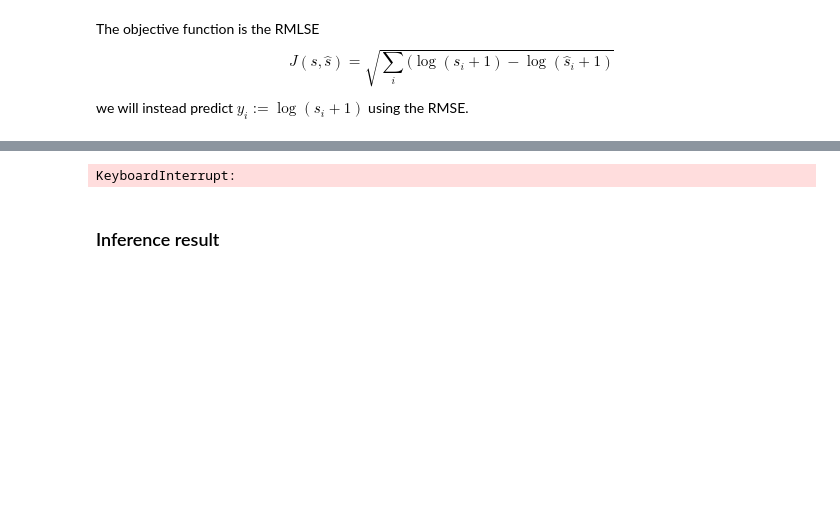
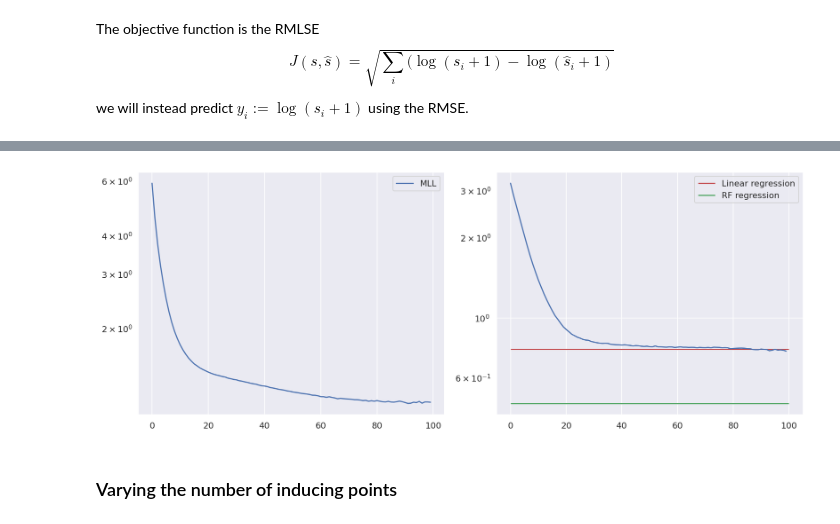
Before and after one commit to sadok95jee/MVABML, a Jupyter notebook: taxi.ipynb, the cells around one changed output, grey strips where cells are left out. Cells and saved outputs as stored; diff of their text form; code cells hidden in the pictures; blank space fills up the shorter version.

```diff
--- a/taxi.ipynb
+++ b/taxi.ipynb
@@ -94,16 +139,26 @@ marg_hood = mlls.ExactMarginalLogLikelihood(l_hood, model)
 # %%
-def train(model, likelihood, marg_likelihood, optimizer: optim.Optimizer):
+def train(model, likelihood: likelihoods.Likelihood, marg_likelihood, optimizer: optim.Optimizer,
+          X_train, y_train, X_val, y_val):
     model.train()
+    likelihood.train()
+
     optimizer.zero_grad()
-    output = model(X_train)
+    X_train = X_train.to(device)
+    y_train = y_train.to(device)
+
+    with gpytorch.settings.max_cg_iterations(200):
+        output = model(X_train)
     loss = -marg_likelihood(output, y_train)
     loss.backward()
     optimizer.step()
 
     with torch.no_grad():
         model.eval()
-        y_val_preddist = likelihood(model(X_val))  # predictive distribution of yval | Xtrain,ytrain
+        X_val = X_val.to(device)
+        y_val = y_val.to(device)
+        with gpytorch.settings.max_preconditioner_size(10), gpytorch.settings.fast_pred_var():
+            y_val_preddist = likelihood(model(X_val))  # predictive distribution of yval | Xtrain,ytrain
         val_loss = F.mse_loss(y_val_preddist.mean, y_val) ** 0.5
+    loss = loss.cpu()
+    val_loss = val_loss.cpu()
     return loss.item(), val_loss.item()
-# %%
-optimizer = optim.Adam(model.parameters())
@@ -113,15 +165,14 @@ optimizer = optim.Adam(model.parameters())
 # %%
-num_epochs = 500
+num_epochs = 100
 
 eprange = tqdm.notebook.trange(num_epochs)
 all_losses = []  # marg losses
 all_val_losses = []  # all val RMSE
 for epoch in eprange:
-    loss_, val_loss_ = train(model, l_hood, marg_hood, optimizer)
+    loss_, val_loss_ = train(model, l_hood, marg_hood, optimizer,
+                             X_train, y_train, X_val, y_val)
     all_losses.append(loss_)
     all_val_losses.append(val_loss_)
-    eprange.set_postfix({"MLL": loss.item(), "val_rmse": val_score.item()})
+    eprange.set_postfix({"MLL": loss_, "val_rmse": val_loss_})
+
+    torch.cuda.empty_cache()
-# %% [output]
-KeyboardInterrupt:
-# %% [markdown]
-### Inference result
@@ -129,0 +179,19 @@ df_test = pd.read_csv("taxi-data/test.csv")
+# %%
+fig, axes = plt.subplots(1, 2, figsize=(13, 5))
+fig: plt.Figure
+axes: List[plt.Axes]
+axes[0].plot(np.arange(num_epochs), all_losses, label="MLL")
+axes[0].set_yscale('log')
+axes[0].legend()
+
+axes[1].plot(np.arange(num_epochs), all_val_losses)
+axes[1].hlines(lin_rmse_, 0, num_epochs, label="Linear regression", color="r")
+axes[1].hlines(rf_rmse_, 0, num_epochs, label="RF regression", color="g")
+axes[1].set_yscale('log')
+axes[1].legend()
+
+fig.tight_layout()
+# %% [output]
+[figure, added]
+# %% [markdown]
+### Varying the number of inducing points
```
Also changed, not shown: parts of 26 cells of this notebook, 1 other file.
